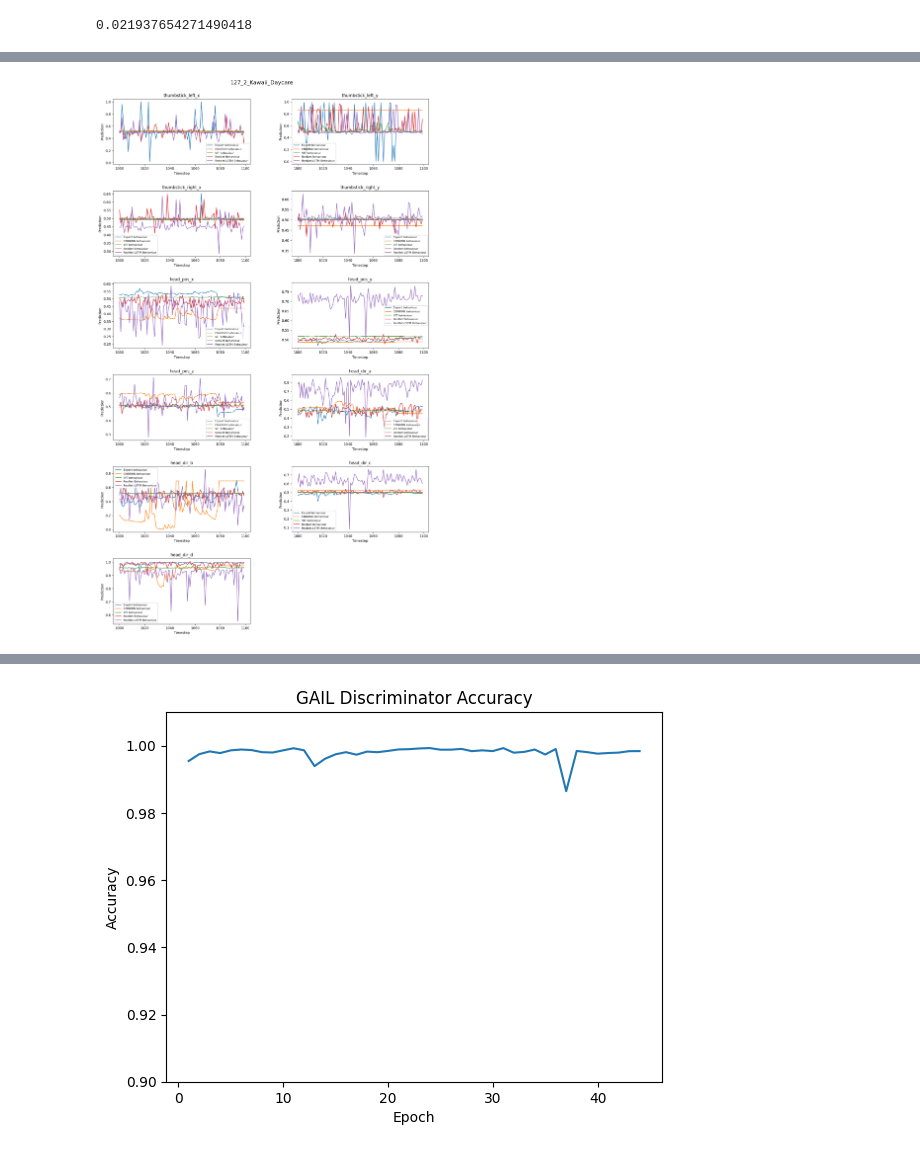
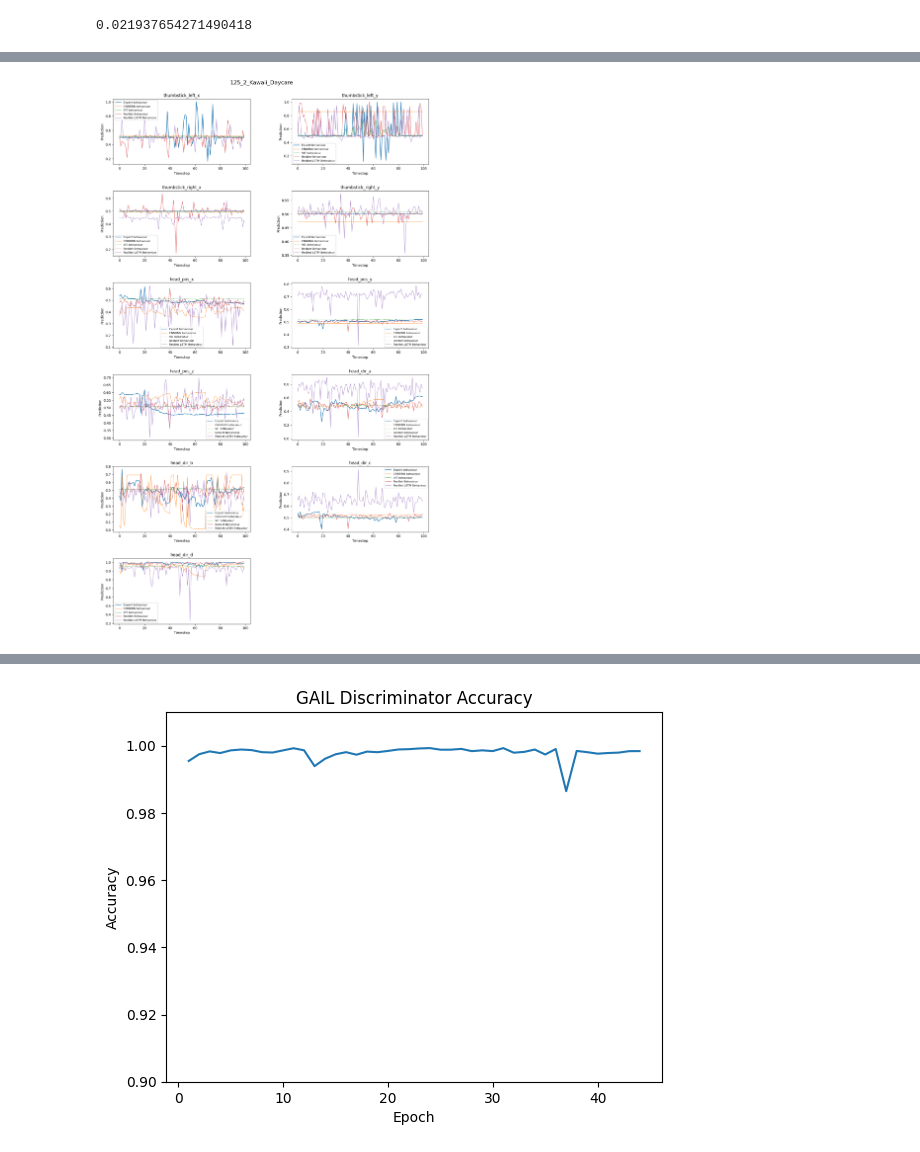
Before and after one commit to mattalajas/COMPSCI715, a Jupyter notebook: utils/visualisation.ipynb, the cells around one changed output, grey strips where cells are left out. Cells and saved outputs as stored; diff of their text form; code cells hidden in the pictures.

```diff
--- a/utils/visualisation.ipynb
+++ b/utils/visualisation.ipynb
@@ -48,3 +64,5 @@ gail_df = pd.read_csv("/data/mala711/COMPSCI715/GAIL/csv_files/GAILv2_GRU_train_
 vtra_df = pd.read_csv("/data/mala711/COMPSCI715/ViT/csvs/vivit_preds.csv")
 resn_df = pd.read_csv("/data/mala711/COMPSCI715/transfer-learning/csv_files/resnet50_prediction_20241004.csv")
 resL_df = pd.read_csv("/data/mala711/COMPSCI715/transfer-learning/csv_files/ResNet-LSTM-normalized_data.csv")
+gimg_df = pd.read_csv("/data/mala711/COMPSCI715/GAIL/csv_files/GAILimg_train_['Barbie', 'Kawaii_Fire_Station', 'Kawaii_Playroom', 'Kawaii_Police_Station']_test_['Kawaii_House', 'Kawaii_Daycare']_ppoepochs_10_mini_batch_10_lr_0.03_dlr_0.003_init_test_seq_size_50_iter_10_dropout_0.4_weightd_0.005.csv")
+gtra_df = pd.read_csv("/data/mala711/COMPSCI715/GAIL/csv_files/GAIL_transfer_['Barbie', 'Kawaii_Fire_Station', 'Kawaii_Playroom', 'Kawaii_Police_Station']_test_['Kawaii_House', 'Kawaii_Daycare']_ppoepochs_10_mini_batch_10_lr_0.03_dlr_0.003_init_test_seq_size_50_iter_10_dropout_0.4_weightd_0.005.csv")
@@ -62,6 +97,8 @@ vtra_df['full_name'] = vtra_df['game_session'] + vtra_df['frame'].astype(str)
 resn_df['full_name'] = resn_df['game_session'] + resn_df['frame'].astype(str)
 resL_df['full_name'] = resL_df['game_session'] + resL_df['frame'].astype(str)
 true_df['full_name'] = true_df['game_session'] + true_df['frame'].astype(str)
+gimg_df['full_name'] = gimg_df['game_session'] + gimg_df['frame'].astype(str)
+gtra_df['full_name'] = gtra_df['game_session'] + gtra_df['frame'].astype(str)
 
 mask = true_df['full_name'].isin(pred_df['full_name'])
 filtered_df = true_df[mask]
@@ -93,6 +130,12 @@ fin_resn_df = fin_resn_df.reset_index(drop='index')
 fin_resL_df = resnetLS_df.sort_values(by = ['game_session', 'frame'])
 fin_resL_df = fin_resL_df.reset_index(drop='index')
 
+fin_gimg_df = gimg_df.sort_values(by = ['game_session', 'frame'])
+fin_gimg_df = fin_gimg_df.reset_index(drop='index')
+
+fin_gtra_df = gtra_df.sort_values(by = ['game_session', 'frame'])
+fin_gtra_df = fin_gtra_df.reset_index(drop='index')
+
 # Get matrices for prediction
 pred_mat = fin_pred_df.iloc[:, 2:-1].to_numpy()
 true_mat = fin_true_df.iloc[:, 2:-1].to_numpy()
@@ -183,43 +238,45 @@ plt.show()
 # %%
 ###################### Visualise behaviour given a sequence ######################
 seq_inds = [0, 10, 25, 30]
-seq_ind = seq_inds[1]
+seq_ind = seq_inds[0]
 seq_length = 100
 
 true_seq = fin_true_df.iloc[seq_length*seq_ind:seq_length*(seq_ind+1), 2:]
 pred_seq = fin_pred_df.iloc[seq_length*seq_ind:seq_length*(seq_ind+1), 2:]
 gail_seq = fin_gail_df.iloc[seq_length*seq_ind:seq_length*(seq_ind+1), 2:]
 vtra_seq = fin_vtra_df.iloc[seq_length*seq_ind:seq_length*(seq_ind+1), 2:]
 resn_seq = fin_resn_df.iloc[seq_length*seq_ind:seq_length*(seq_ind+1), 2:]
 resL_seq = fin_resL_df.iloc[seq_length*seq_ind:seq_length*(seq_ind+1), 2:]
+gimg_seq = fin_gimg_df.iloc[seq_length*seq_ind:seq_length*(seq_ind+1), 2:]
+gtra_seq = fin_gtra_df.iloc[seq_length*seq_ind:seq_length*(seq_ind+1), 2:]
 
 title = fin_true_df.iloc[seq_length*seq_ind, 0:2]
 
 fig, axs = plt.subplots(nrows=6, ncols=2)
 fig.set_figheight(25)
 fig.set_figwidth(15)
 fig.delaxes(axs[5,1])
 fig.suptitle(title.iloc[0], size=16)
 fig.tight_layout()
 fig.subplots_adjust(top=0.95)
 
 for i, ax in enumerate(axs.flat):
     if i == 11:
         break
     ax.plot(true_seq.iloc[:, i])
-    ax.plot(pred_seq.iloc[:, i])
-    #ax.plot(gail_seq.iloc[:, i])
-    ax.plot(vtra_seq.iloc[:, i])
-    ax.plot(resn_seq.iloc[:, i])
-    ax.plot(resL_seq.iloc[:, i])
+    ax.plot(pred_seq.iloc[:, i], linewidth='0.8')
+    # ax.plot(gail_seq.iloc[:, i])
+    ax.plot(vtra_seq.iloc[:, i], linewidth='0.8')
+    ax.plot(resn_seq.iloc[:, i], linewidth='0.8')
+    ax.plot(resL_seq.iloc[:, i], linewidth='0.8')
     ax.set_title(col_pred[i])
     ax.set_xlabel('Timestep')
     ax.set_ylabel('Prediction')
     # ax.legend(['Expert behaviour', 'CNNRNN behaviour', 'GAIL behaviour', 'VIT behaviour', 'ResNet Behaviour'])
     ax.legend(['Expert behaviour', 'CNNRNN behaviour', 'VIT behaviour', 'ResNet Behaviour', 'ResNet-LSTM Behaviour'], fontsize=8)
 
 
 plt.subplots_adjust(left=0.1, right=0.95, top=0.95, bottom=0.1, wspace=0.3, hspace=0.4)
 plt.show()
 # %% [output]
-[figure, old version]
+[figure, new version]
```
Also changed, not shown: parts of 7 cells of this notebook, 10 other files.
